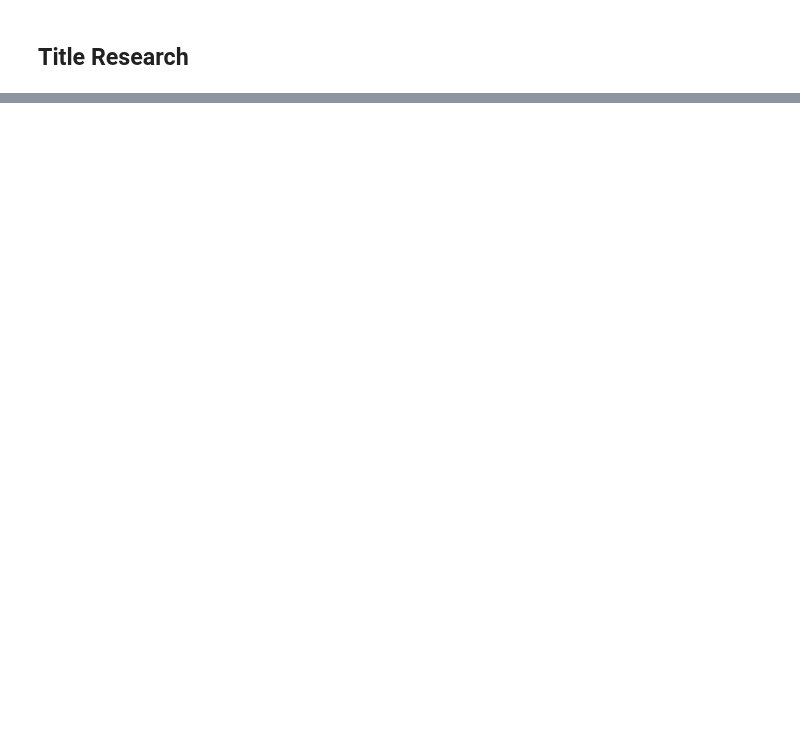
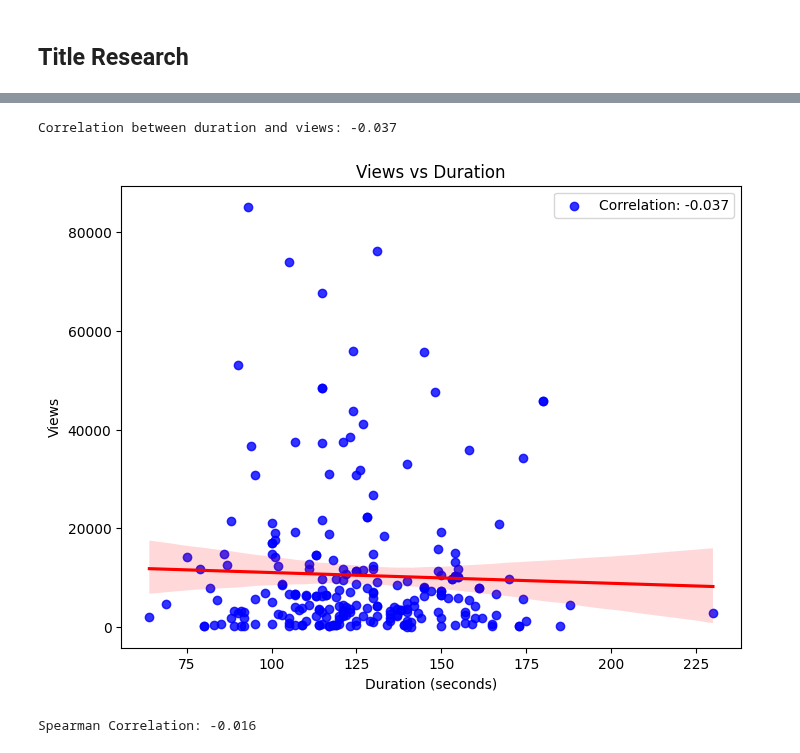
Before and after one commit to siemvo/YoutubeAPI_Search_Research, a Jupyter notebook: Data_Analysis.ipynb, the cells around one changed output, grey strips where cells are left out. Drawn from its saved outputs; the diff is of its cells as text; code cells hidden in the pictures; blank space fills up the shorter version.

```diff
--- a/Data_Analysis.ipynb
+++ b/Data_Analysis.ipynb
@@ -228,0 +276,30 @@ plt.show()
+# %%
+data_longform = data[data['duration_seconds'] > 60]
+# %%
+# Correlation duration with views
+correlation = data_longform["duration_seconds"].corr(data_longform["views"])
+print(f"Correlation between duration and views: {correlation:.3f}")
+
+import matplotlib.pyplot as plt
+import seaborn as sns
+
+# Create a scatter plot with a regression line (trendline)
+plt.figure(figsize=(8, 6))
+sns.regplot(data=data_longform, x="duration_seconds", y="views", scatter_kws={'color': 'blue'}, line_kws={'color': 'red'})
+
+# Add title and labels
+plt.title("Views vs Duration")
+plt.xlabel("Duration (seconds)")
+plt.ylabel("Views")
+plt.legend([f'Correlation: {correlation:.3f}'], loc='best')
+
+# Show the plot
+plt.show()
+# %% [output]
+Correlation between duration and views: -0.037
+[figure, added]
+# %%
+spearman_corr = data_longform["duration_seconds"].corr(data_longform["views"], method="spearman")
+print(f"Spearman Correlation: {spearman_corr:.3f}")
+# %% [output]
+Spearman Correlation: -0.016
```
Also changed, not shown: parts of 9 cells of this notebook, 3 other files.
